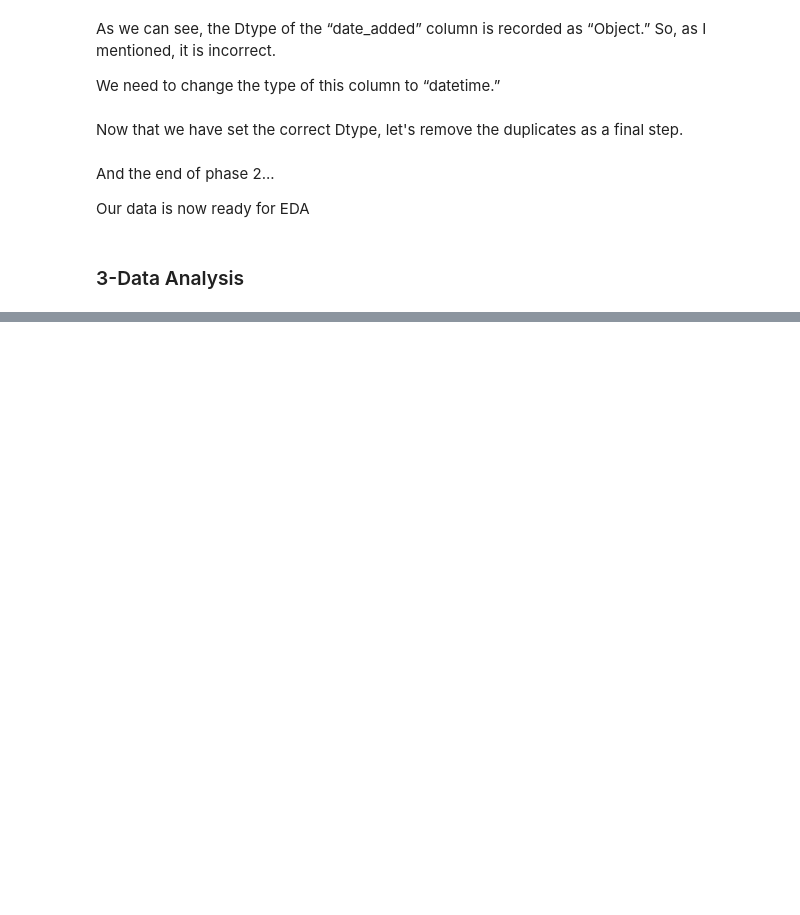
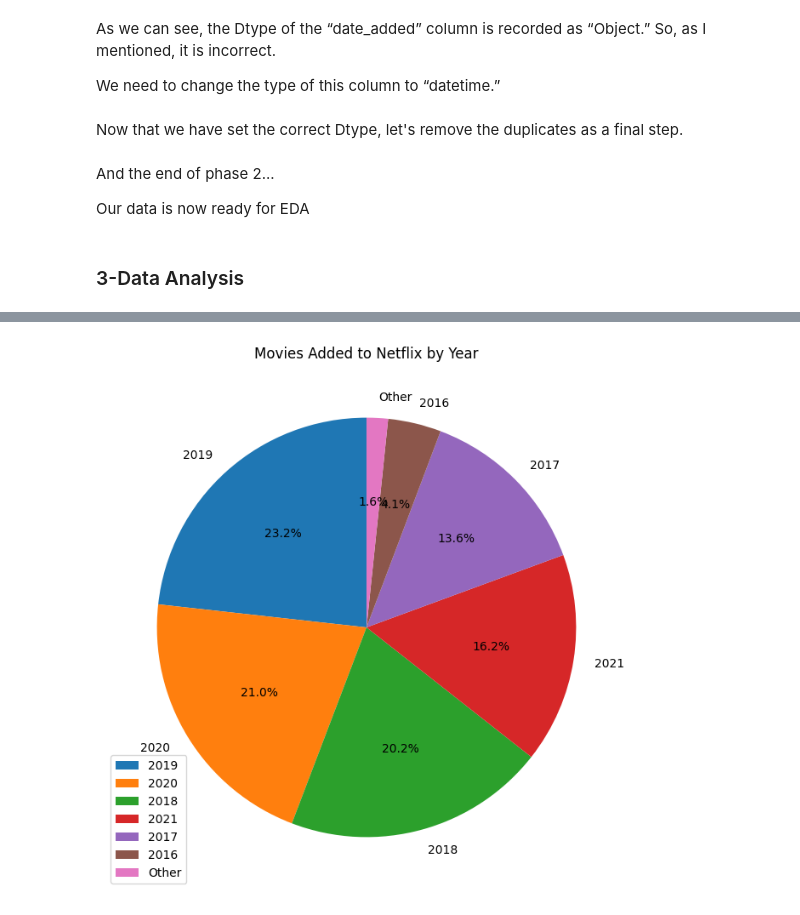
Before and after one commit to HashAlike/Data-Analysis-Notes, a Jupyter notebook: Mini_projects/01-Netflix Movie & TV Series Analysis/Netflix_Movie&TV_Series_Analysis.ipynb, the cells around one changed output, grey strips where cells are left out. Drawn from its saved outputs; the diff is of its cells as text; code cells hidden in the pictures; blank space fills up the shorter version.

```diff
--- a/Mini_projects/01-Netflix Movie & TV Series Analysis/Netflix_Movie&TV_Series_Analysis.ipynb
+++ b/Mini_projects/01-Netflix Movie & TV Series Analysis/Netflix_Movie&TV_Series_Analysis.ipynb
@@ -317,0 +443,19 @@ Our data is now ready for EDA
+# %%
+#   for Movies
+y_pt = netflix_data[netflix_data["type"] == "Movie"] \
+        .groupby(netflix_data["date_parsed"].dt.year)["title"] \
+        .count()
+
+topYears = y_pt.sort_values(ascending=False).head(6)
+otherSum = y_pt.sum() - topYears.sum()
+
+labels = list(topYears.index) + ["Other"]
+sizes = list(topYears.values) + [otherSum]
+
+plt.figure(figsize=(8,8))
+plt.pie(sizes, labels=labels, autopct='%1.1f%%', startangle=90)
+plt.title("Movies Added to Netflix by Year")
+plt.legend()
+plt.show()
+# %% [output]
+[figure, added]
```
Also changed, not shown: parts of 23 cells of this notebook.
